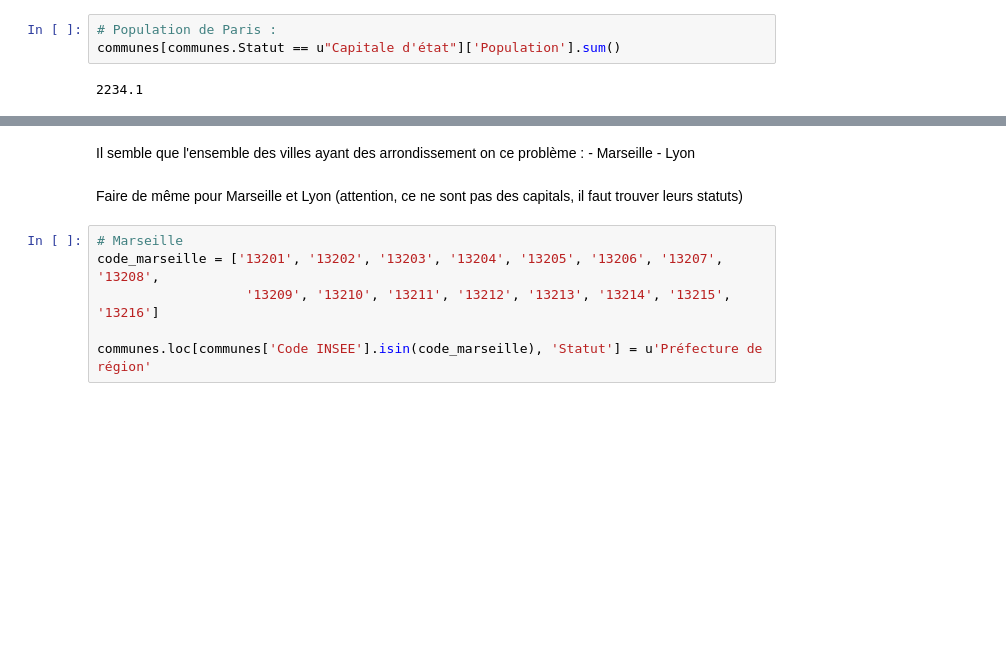
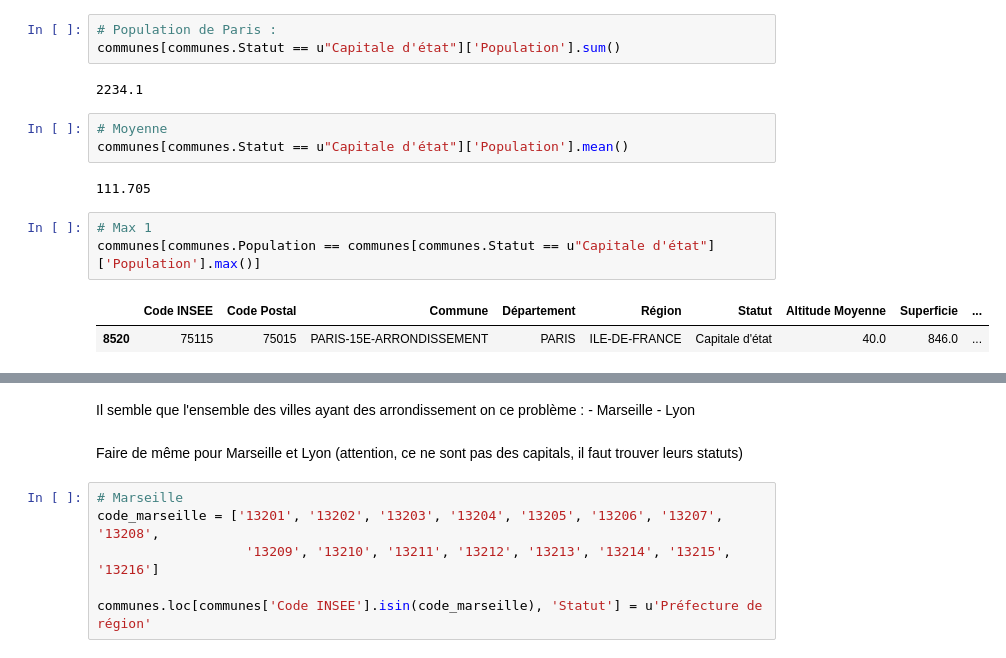
Before and after one commit to IceJoke/presentation, a Jupyter notebook: EPSI/I4/Datamining/c3/commune_nettoyage.ipynb, the cells around one changed output, grey strips where cells are left out. Saved outputs shown, nothing was run; the diff lists cells and outputs as text; blank space fills up the shorter version.

```diff
--- a/EPSI/I4/Datamining/c3/commune_nettoyage.ipynb
+++ b/EPSI/I4/Datamining/c3/commune_nettoyage.ipynb
@@ -103,3 +115,14 @@ communes[communes.Statut == u"Capitale d'état"]  # Tous les arrondissement de P
 communes[communes.Statut == u"Capitale d'état"]['Population'].sum()
 # %% [output]
 2234.1
+# %%
+# Moyenne
+communes[communes.Statut == u"Capitale d'état"]['Population'].mean()
+# %% [output]
+111.705
+# %%
+# Max 1
+communes[communes.Population == communes[communes.Statut == u"Capitale d'état"]['Population'].max()]
+# %% [output]
+|  | Code INSEE | Code Postal | Commune | Département | Région | Statut | Altitude Moyenne | Superficie | ... |
+| 8520 | 75115 | 75015 | PARIS-15E-ARRONDISSEMENT | PARIS | ILE-DE-FRANCE | Capitale d'état | 40.0 | 846.0 | ... |
```
Also changed, not shown: parts of 13 cells of this notebook, 1 other file.
